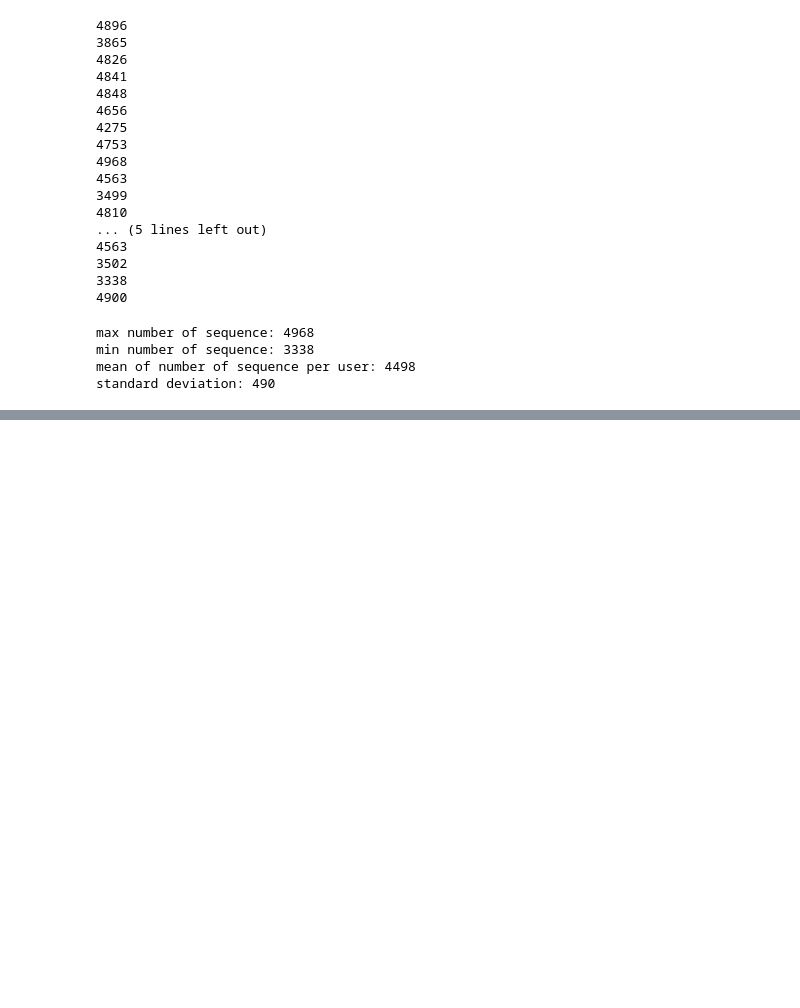
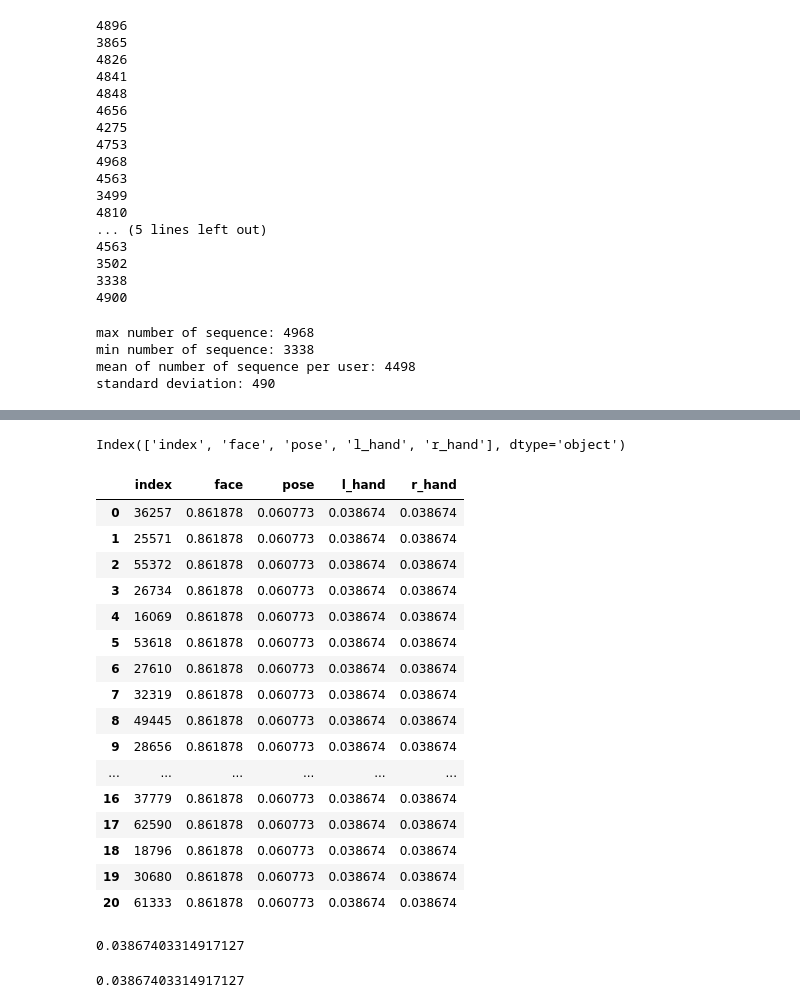
Before and after one commit to Anybalsmith/Team-ETE---Google---Isolated-Sign-Language-Recognition, a Jupyter notebook: enzo_notebook.ipynb, the cells around one changed output, grey strips where cells are left out. Saved outputs shown, nothing was run; the diff lists cells and outputs as text; code cells hidden in the pictures; blank space fills up the shorter version.

```diff
--- a/enzo_notebook.ipynb
+++ b/enzo_notebook.ipynb
@@ -240,0 +310,4 @@ standard deviation: 490
+# %%
+my_df.columns
+# %% [output]
+Index(['index', 'face', 'pose', 'l_hand', 'r_hand'], dtype='object')
@@ -240,0 +316,33 @@ standard deviation: 490
+# %%
+pd.read_csv('/kaggle/working/types_distribution.csv')
+# %% [output]
+|  | index | face | pose | l_hand | r_hand |
+| 0 | 36257 | 0.861878 | 0.060773 | 0.038674 | 0.038674 |
+| 1 | 25571 | 0.861878 | 0.060773 | 0.038674 | 0.038674 |
+| 2 | 55372 | 0.861878 | 0.060773 | 0.038674 | 0.038674 |
+| 3 | 26734 | 0.861878 | 0.060773 | 0.038674 | 0.038674 |
+| 4 | 16069 | 0.861878 | 0.060773 | 0.038674 | 0.038674 |
+| 5 | 53618 | 0.861878 | 0.060773 | 0.038674 | 0.038674 |
+| 6 | 27610 | 0.861878 | 0.060773 | 0.038674 | 0.038674 |
+| 7 | 32319 | 0.861878 | 0.060773 | 0.038674 | 0.038674 |
+| 8 | 49445 | 0.861878 | 0.060773 | 0.038674 | 0.038674 |
+| 9 | 28656 | 0.861878 | 0.060773 | 0.038674 | 0.038674 |
+| ... | ... | ... | ... | ... | ... |
+| 16 | 37779 | 0.861878 | 0.060773 | 0.038674 | 0.038674 |
+| 17 | 62590 | 0.861878 | 0.060773 | 0.038674 | 0.038674 |
+| 18 | 18796 | 0.861878 | 0.060773 | 0.038674 | 0.038674 |
+| 19 | 30680 | 0.861878 | 0.060773 | 0.038674 | 0.038674 |
+| 20 | 61333 | 0.861878 | 0.060773 | 0.038674 | 0.038674 |
+# %%
+a=2699424
+b=(60158592+4241952+2699424+2699424)
+
+a/b
+# %% [output]
+0.03867403314917127
+# %%
+c = 1318779
+d = 29389932+2072367+1318779+1318779
+c/d
+# %% [output]
+0.03867403314917127
```
Also changed, not shown: parts of 18 cells of this notebook.
